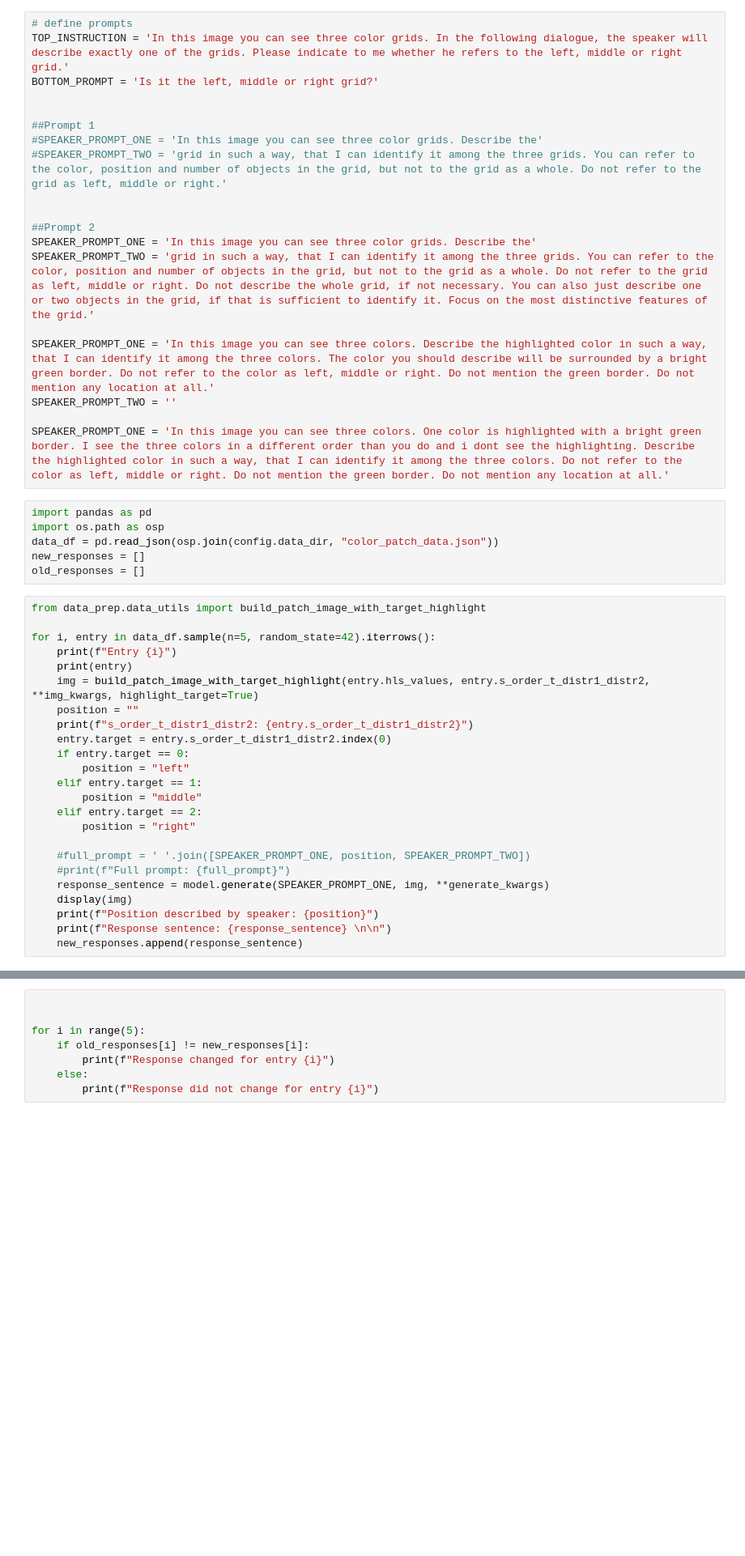
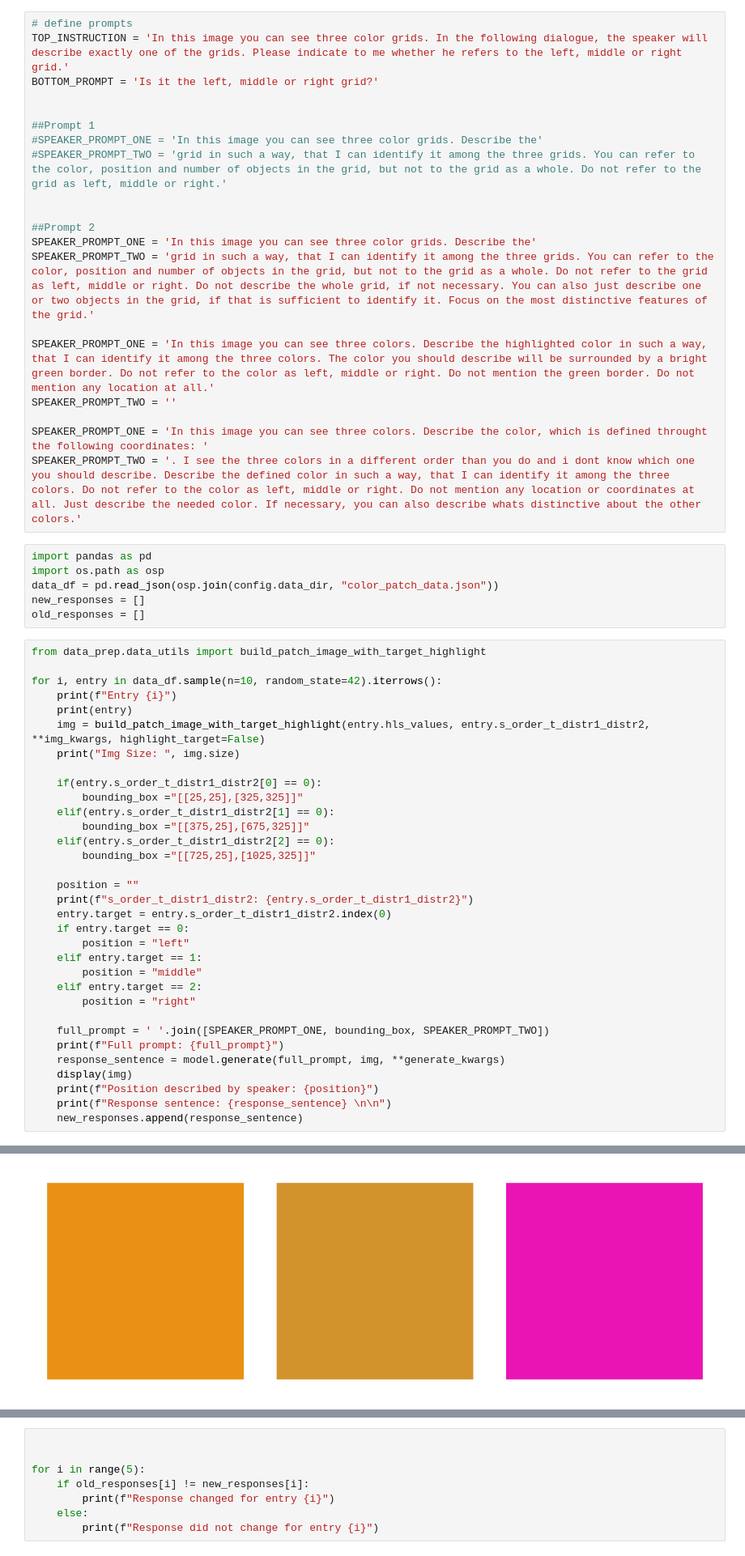
Before and after one commit to 98axel/mllm, a Jupyter notebook: generate_ref_exp_patches.ipynb, the cells around one changed output, grey strips where cells are left out. Shown at 81% size. Cells and saved outputs as stored; diff of their text form; blank space fills up the shorter version.

```diff
--- a/generate_ref_exp_patches.ipynb
+++ b/generate_ref_exp_patches.ipynb
@@ -70,7 +74,8 @@ SPEAKER_PROMPT_TWO = 'grid in such a way, that I can identify it among the three
 SPEAKER_PROMPT_ONE = 'In this image you can see three colors. Describe the highlighted color in such a way, that I can identify it among the three colors. The color you should describe will be surrounded by a bright green border. Do not refer to the color as left, middle or right. Do not mention the green border. Do not mention any location at all.'
 SPEAKER_PROMPT_TWO = ''
 
-SPEAKER_PROMPT_ONE = 'In this image you can see three colors. One color is highlighted with a bright green border. I see the three colors in a different order than you do and i dont see the highlighting. Describe the highlighted color in such a way, that I can identify it among the three colors. Do not refer to the color as left, middle or right. Do not mention the green border. Do not mention any location at all.'
+SPEAKER_PROMPT_ONE = 'In this image you can see three colors. Describe the color, which is defined throught the following coordinates: '
+SPEAKER_PROMPT_TWO = '. I see the three colors in a different order than you do and i dont know which one you should describe. Describe the defined color in such a way, that I can identify it among the three colors. Do not refer to the color as left, middle or right. Do not mention any location or coordinates at all. Just describe the needed color. If necessary, you can also describe whats distinctive about the other colors.'
 # %%
 import pandas as pd
 import os.path as osp
@@ -80,10 +85,19 @@ old_responses = []
 # %%
 from data_prep.data_utils import build_patch_image_with_target_highlight
 
-for i, entry in data_df.sample(n=5, random_state=42).iterrows():
+for i, entry in data_df.sample(n=10, random_state=42).iterrows():
     print(f"Entry {i}")
     print(entry)
-    img = build_patch_image_with_target_highlight(entry.hls_values, entry.s_order_t_distr1_distr2, **img_kwargs, highlight_target=True)
+    img = build_patch_image_with_target_highlight(entry.hls_values, entry.s_order_t_distr1_distr2, **img_kwargs, highlight_target=False)
+    print("Img Size: ", img.size)
+
+    if(entry.s_order_t_distr1_distr2[0] == 0):
+        bounding_box ="[[25,25],[325,325]]"
+    elif(entry.s_order_t_distr1_distr2[1] == 0):
+        bounding_box ="[[375,25],[675,325]]"
+    elif(entry.s_order_t_distr1_distr2[2] == 0):
+        bounding_box ="[[725,25],[1025,325]]"
+
     position = ""
     print(f"s_order_t_distr1_distr2: {entry.s_order_t_distr1_distr2}")
     entry.target = entry.s_order_t_distr1_distr2.index(0)
@@ -94,9 +108,9 @@ for i, entry in data_df.sample(n=5, random_state=42).iterrows():
     elif entry.target == 2:
         position = "right"
 
-    #full_prompt = ' '.join([SPEAKER_PROMPT_ONE, position, SPEAKER_PROMPT_TWO])
-    #print(f"Full prompt: {full_prompt}")
-    response_sentence = model.generate(SPEAKER_PROMPT_ONE, img, **generate_kwargs)
+    full_prompt = ' '.join([SPEAKER_PROMPT_ONE, bounding_box, SPEAKER_PROMPT_TWO])
+    print(f"Full prompt: {full_prompt}")
+    response_sentence = model.generate(full_prompt, img, **generate_kwargs)
     display(img)
     print(f"Position described by speaker: {position}")
     print(f"Response sentence: {response_sentence} \n\n")
@@ -105,0 +134 @@ Setting `pad_token_id` to `eos_token_id`:248044 for open-end generation.
+[figure, new version]
```
Also changed, not shown: parts of 5 cells of this notebook, 15 other files.
